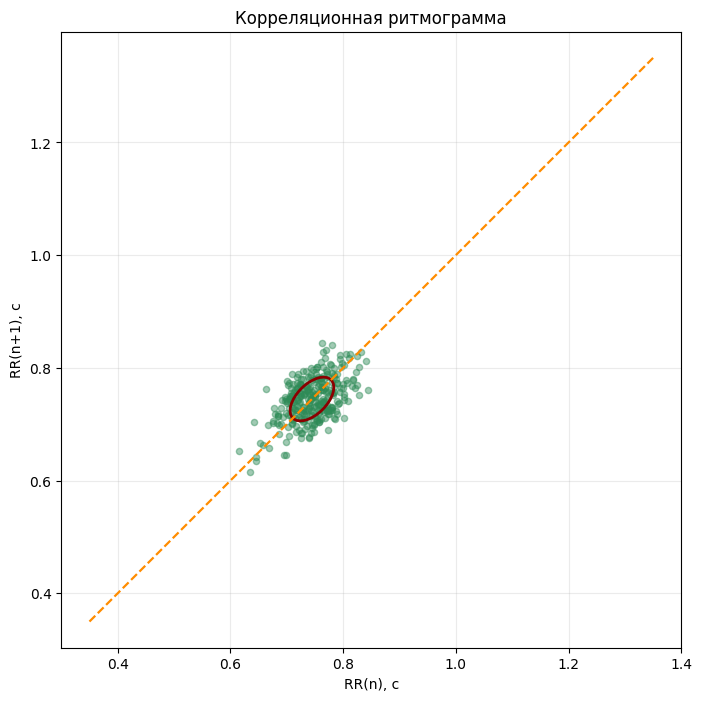
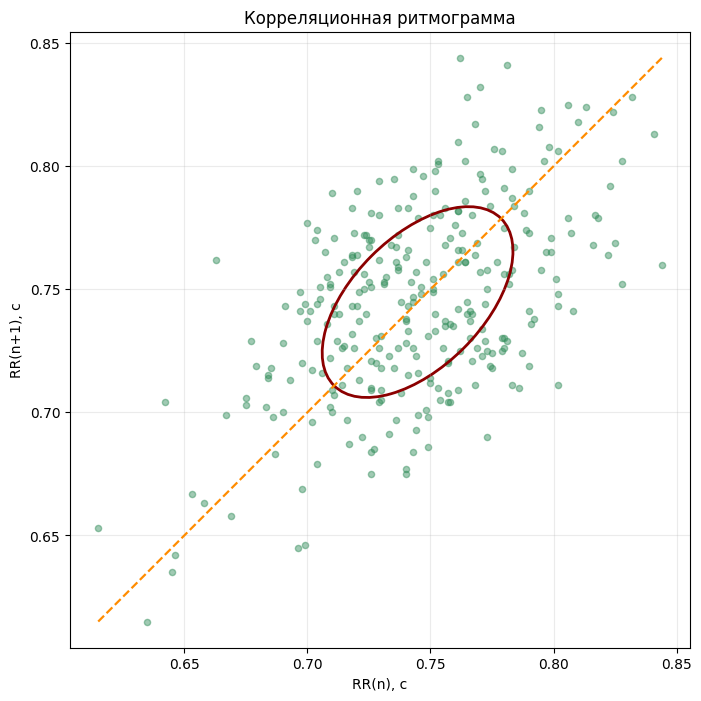
Unified diff of the notebook cell whose output changed from the first chart to the second:
--- before
+++ after
@@ -3,5 +3,7 @@
 plt.figure(figsize=(8, 8))
 plt.scatter(x / 1000, y / 1000, s=20, c='#2e8b57', alpha=0.45)
-plt.plot([0.35, 1.35], [0.35, 1.35], color='#ff8c00', ls='--', lw=1.6)
+vmin = min(x.min(), y.min()) / 1000
+vmax = max(x.max(), y.max()) / 1000
+plt.plot([vmin, vmax], [vmin, vmax], color='#ff8c00', ls='--', lw=1.6)
 ellipse = Ellipse((mean_x / 1000, mean_y / 1000), width / 1000, height / 1000,
                   angle=angle, edgecolor='#8b0000', facecolor='none', lw=2)

Commit: eclipse fix